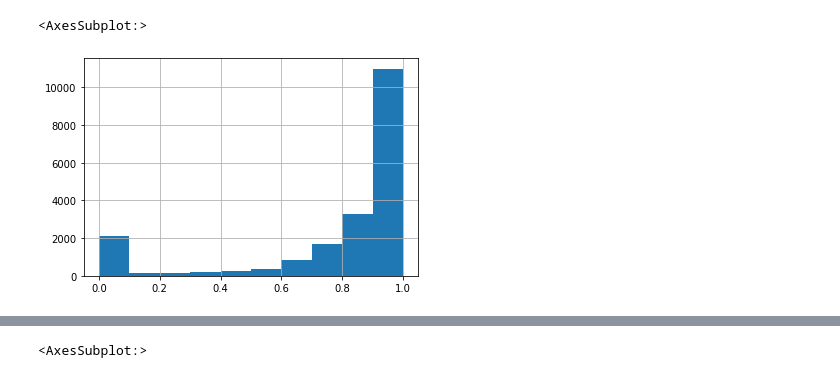
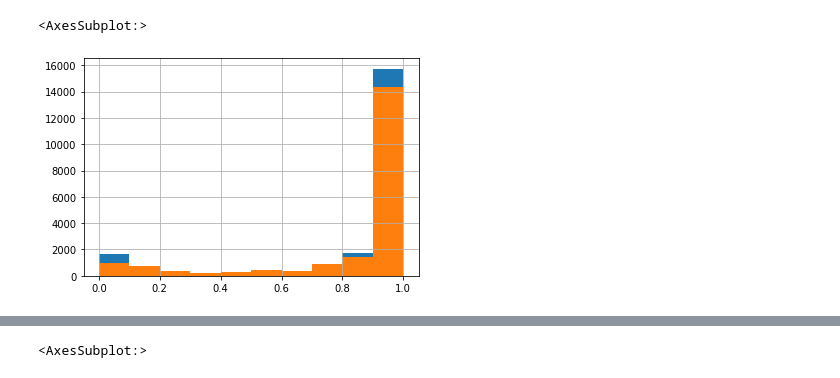
Before and after one commit to csalg/lomb, a Jupyter notebook: backend/src/slices/probabilities/model fit.ipynb, the cells around one changed output, grey strips where cells are left out. Saved outputs shown, nothing was run; the diff lists cells and outputs as text; code cells hidden in the pictures.

```diff
--- a/backend/src/slices/probabilities/model fit.ipynb
+++ b/backend/src/slices/probabilities/model fit.ipynb
@@ -9,3 +51,19 @@ df = pd.read_csv('data.csv')
+# %%
+NEVER = 62208000
+def engineer_features(X):
+    for feature_name in X.columns:
+        if 'seconds' in feature_name:
+            mask = X[feature_name].where(X[feature_name]<NEVER)
+            inverse = np.clip(np.divide(1.0, mask), 10e-10, 10e-6)
+            log_inverse = np.log(inverse)
+            X[feature_name+"_inverse"] = np.nan_to_num(inverse)
+            X[feature_name+"_log_inverse"] = np.nan_to_num(log_inverse)
+            if 'FIRST_EXPOSURE' in feature_name:
+                continue
+            X.drop(feature_name, axis=1, inplace=True)
+        if 'amount' in feature_name:
+            X[feature_name+"_sqrt"] = np.sqrt(X[feature_name])
+    return X
 # %%
 # Separate features and label
 X = df.drop(['score', 'delta', 'score_prev'], axis=1)
@@ -13,11 +71,13 @@ X = df.drop(['score', 'delta', 'score_prev'], axis=1)
 # Save column names
 X.sort_index(axis=1, inplace=True)
 columns = X.columns
+X = engineer_features(X)
 
 score = df['score']
 score_prev = df['score_prev']
 delta = df['delta']
-weights = np.power(np.clip(score_prev- score, 0.1, 1)*delta, 2)
+weights = np.power(np.clip(score_prev- score, 0.01, 1)*delta, 2)
+# weights = None
 # Calculate mu
 mu = SimplifiedWickelgren.calculate_mu(score, delta)
 
@@ -30,5 +96,6 @@ score_pred = SimplifiedWickelgren.calculate_retention_rate(mu_pred,delta)
 # %%
 score_pred.hist()
+score.hist()
 # %% [output]
 <AxesSubplot:>
-[figure, old version]
+[figure, new version]
```
Also changed, not shown: parts of 10 cells of this notebook, 3 other files.
